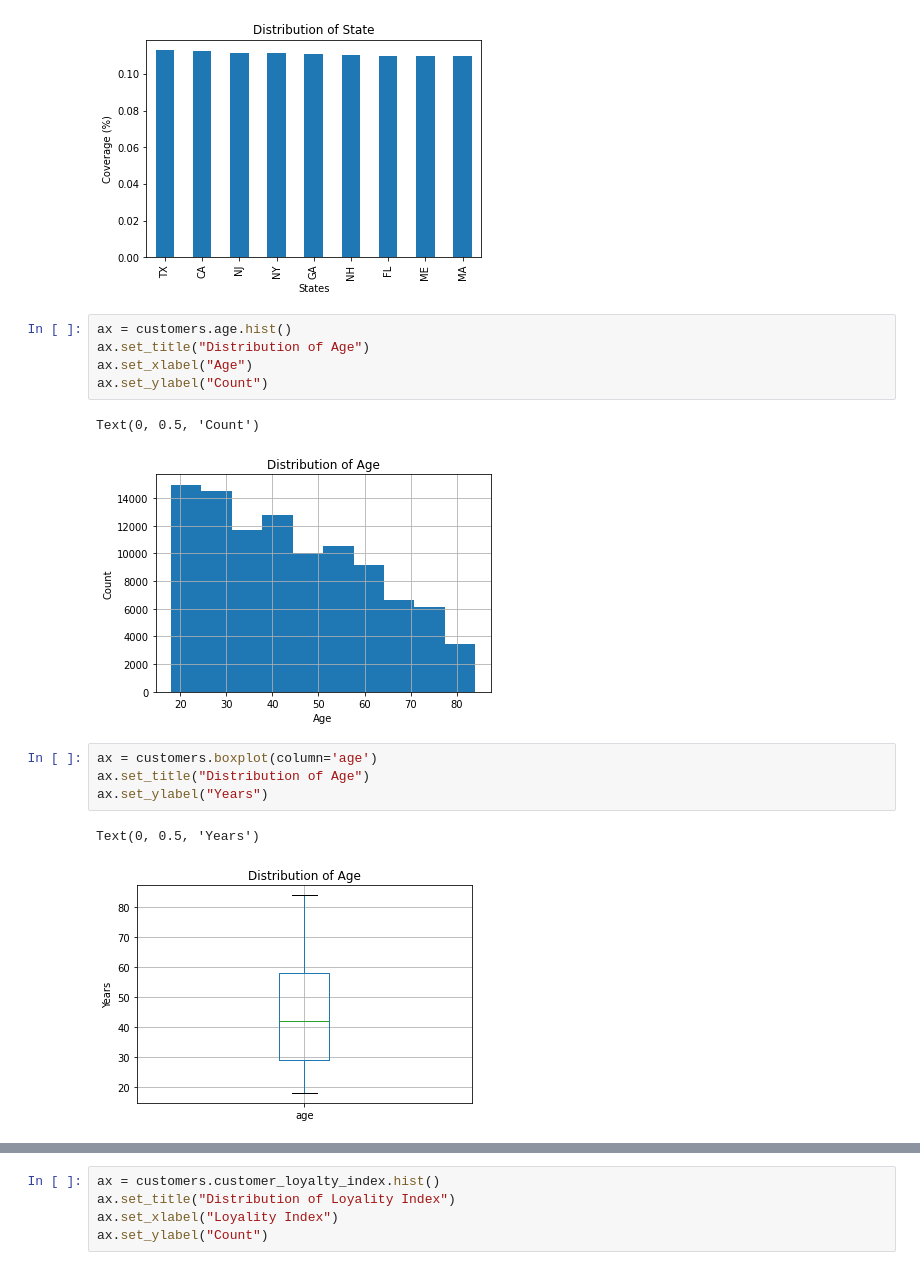
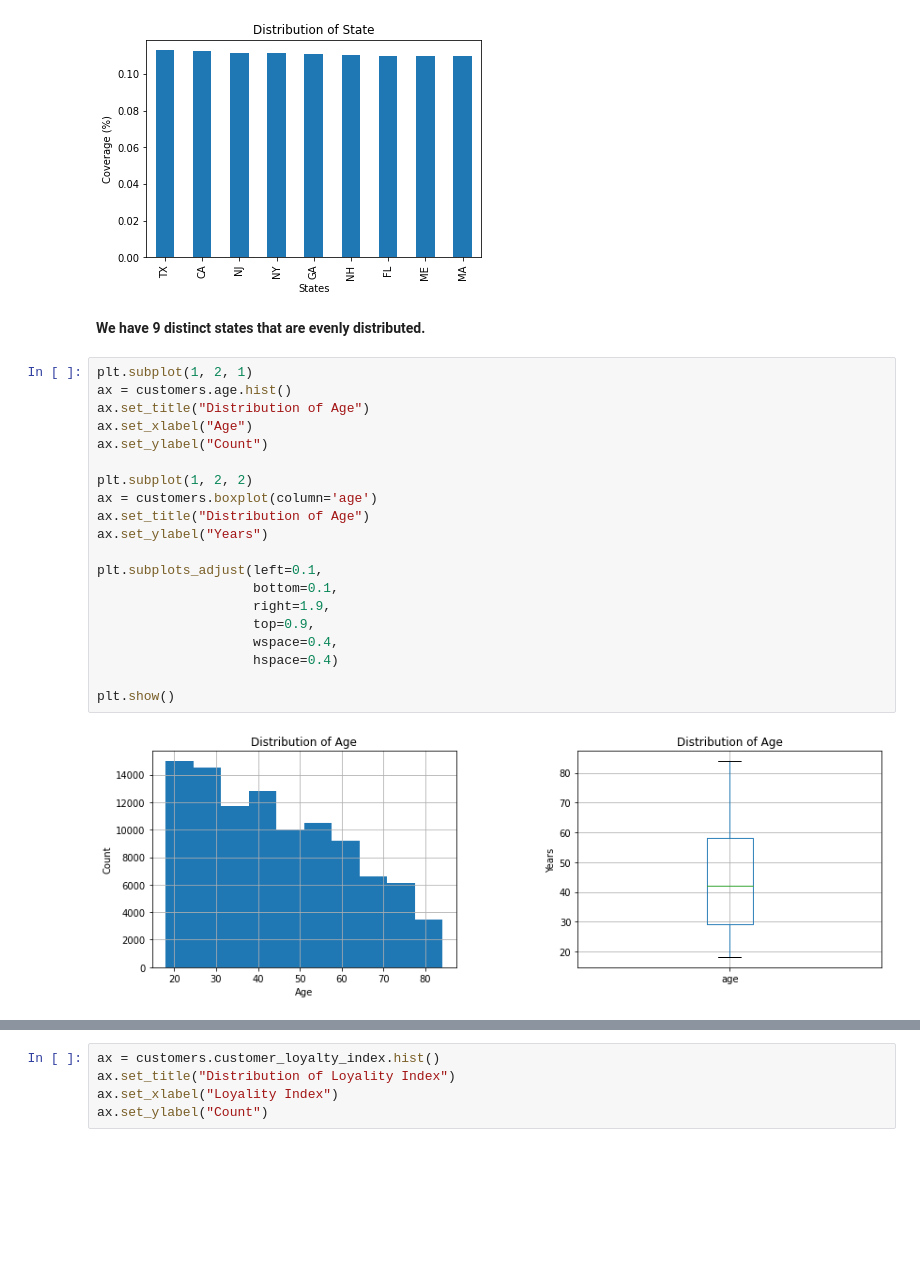
Before and after one commit to jacobweiss2305/ltv-model, a Jupyter notebook: model/notebooks/main.ipynb, the cells around one changed output, grey strips where cells are left out. Cells and saved outputs as stored; diff of their text form; blank space fills up the shorter version.

```diff
--- a/model/notebooks/main.ipynb
+++ b/model/notebooks/main.ipynb
@@ -76,18 +103,27 @@ ME    0.109911
 MA    0.109712
 Name: state, dtype: float64
 [figure]
-# %%
-ax = customers.age.hist()
-ax.set_title("Distribution of Age")
-ax.set_xlabel("Age")
-ax.set_ylabel("Count")
-# %% [output]
-Text(0, 0.5, 'Count')
-[figure, removed]
-# %%
-ax = customers.boxplot(column='age')
-ax.set_title("Distribution of Age")
-ax.set_ylabel("Years")
-# %% [output]
-Text(0, 0.5, 'Years')
-[figure, removed]
+# %% [markdown]
+__We have 9 distinct states that are evenly distributed.__
+# %%
+plt.subplot(1, 2, 1)
+ax = customers.age.hist()
+ax.set_title("Distribution of Age")
+ax.set_xlabel("Age")
+ax.set_ylabel("Count")
+
+plt.subplot(1, 2, 2)
+ax = customers.boxplot(column='age')
+ax.set_title("Distribution of Age")
+ax.set_ylabel("Years")
+
+plt.subplots_adjust(left=0.1,
+                    bottom=0.1,
+                    right=1.9,
+                    top=0.9,
+                    wspace=0.4,
+                    hspace=0.4)
+
+plt.show()
+# %% [output]
+[figure, added]
```
Also changed, not shown: parts of 58 cells of this notebook, 2 other files.
